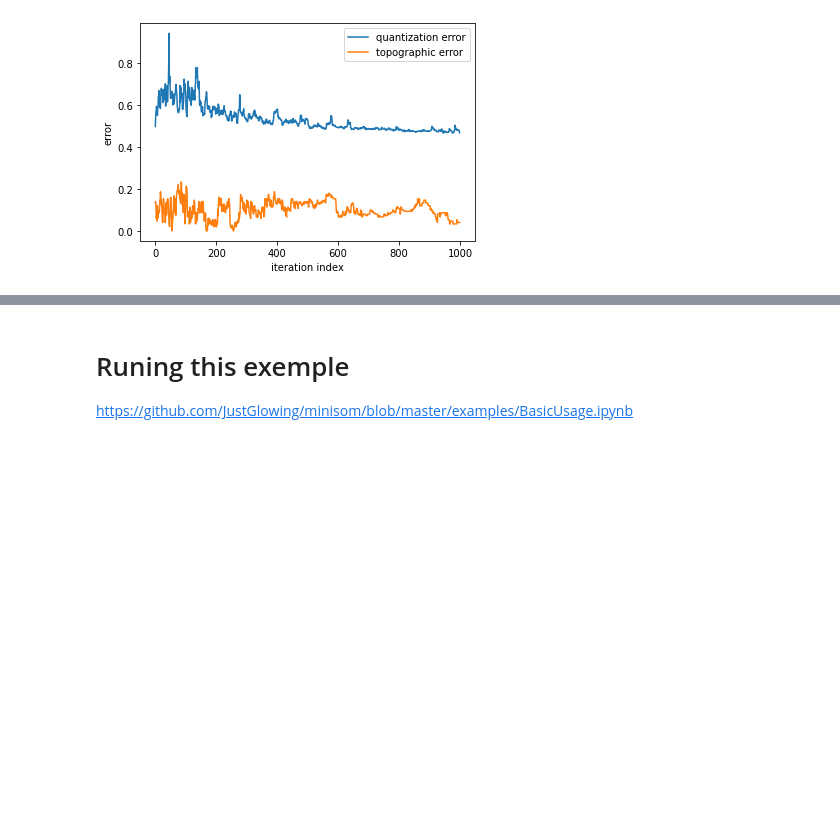
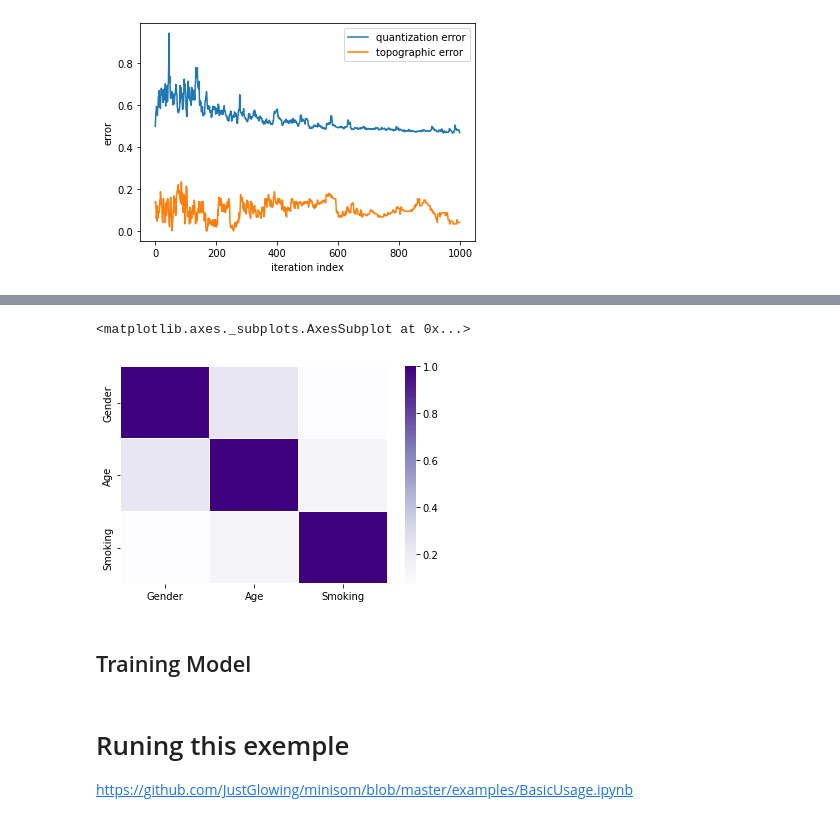
Before and after one commit to barauna-lo/Neurocomputing, a Jupyter notebook: Project_02_SOM.ipynb, the cells around one changed output, grey strips where cells are left out. Drawn from its saved outputs; the diff is of its cells as text; code cells hidden in the pictures; blank space fills up the shorter version.

```diff
--- a/Project_02_SOM.ipynb
+++ b/Project_02_SOM.ipynb
@@ -235,3 +288,11 @@ plt.show()
+# %%
+features = df.drop(['Diagnosis'], axis=1)
+sns.heatmap(features.astype(float).corr(), linewidths = 0.1, linecolor = 'white', cmap="Purples")
+# %% [output]
+<matplotlib.axes._subplots.AxesSubplot at 0x...>
+[figure, added]
+# %% [markdown]
+## Training Model
 # %% [markdown]
 # Runing this exemple
 https://github.com/JustGlowing/minisom/blob/master/examples/BasicUsage.ipynb
```
Also changed, not shown: parts of 10 cells of this notebook.
